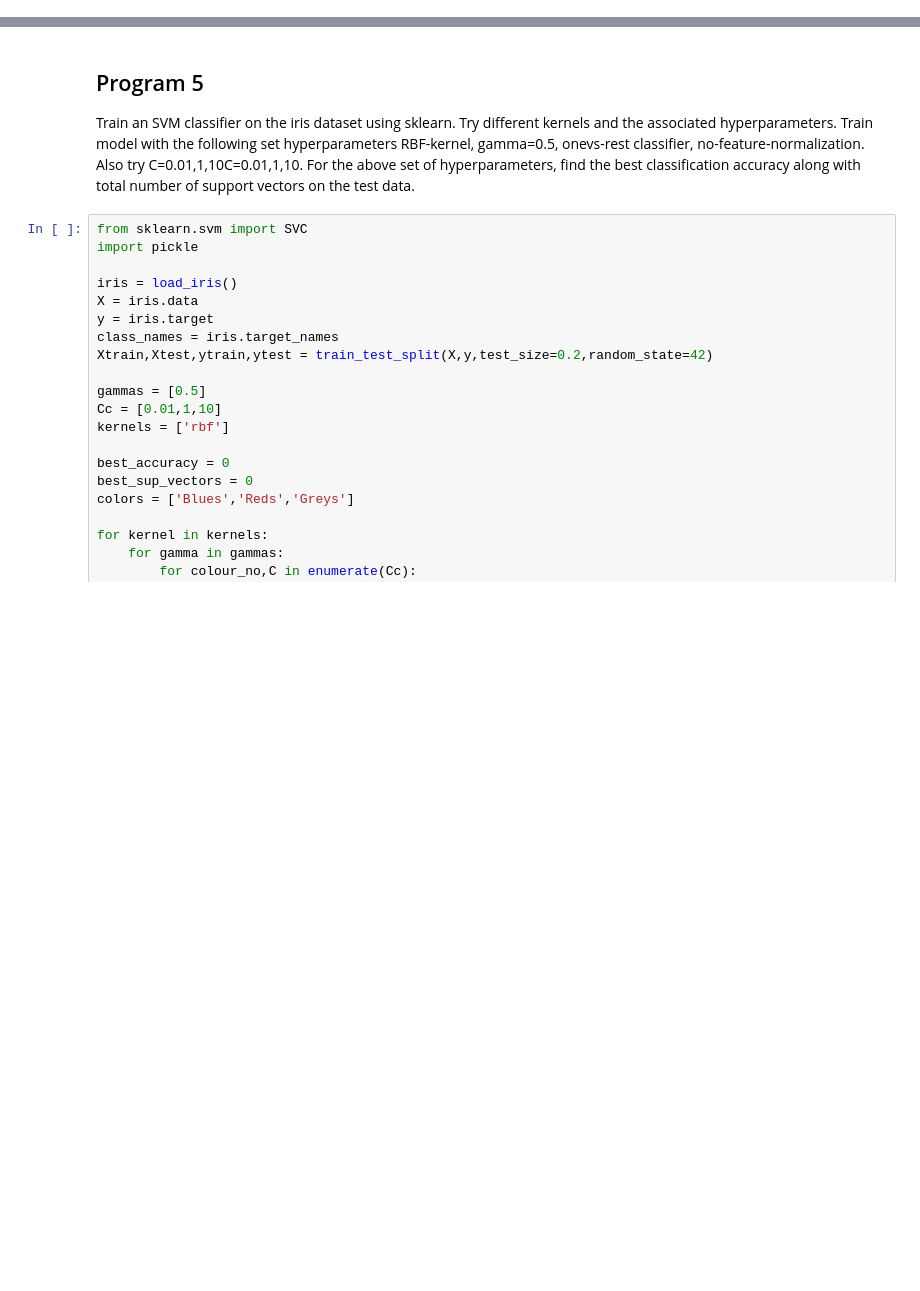
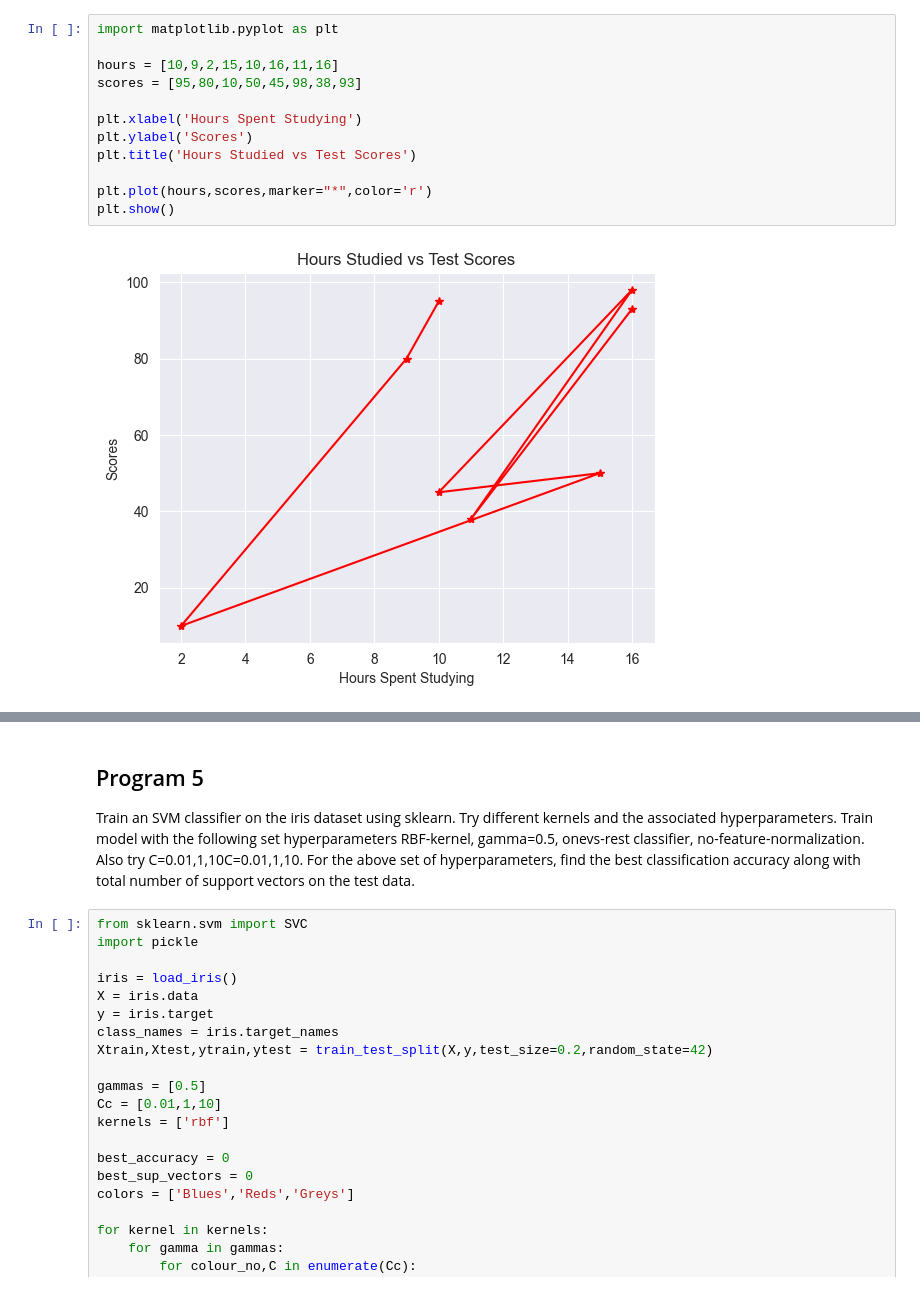
Before and after one commit to tam0w/18adl67_labmanual, a Jupyter notebook: yuh.ipynb, the cells around one changed output, grey strips where cells are left out. Drawn from its saved outputs; the diff is of its cells as text; blank space fills up the shorter version.

```diff
--- a/yuh.ipynb
+++ b/yuh.ipynb
@@ -0,0 +16,14 @@
+# %%
+import matplotlib.pyplot as plt
+
+hours = [10,9,2,15,10,16,11,16]
+scores = [95,80,10,50,45,98,38,93]
+
+plt.xlabel('Hours Spent Studying')
+plt.ylabel('Scores')
+plt.title('Hours Studied vs Test Scores')
+
+plt.plot(hours,scores,marker="*",color='r')
+plt.show()
+# %% [output]
+[figure, added]
```
Also changed, not shown: parts of 13 cells of this notebook, 4 other files.
